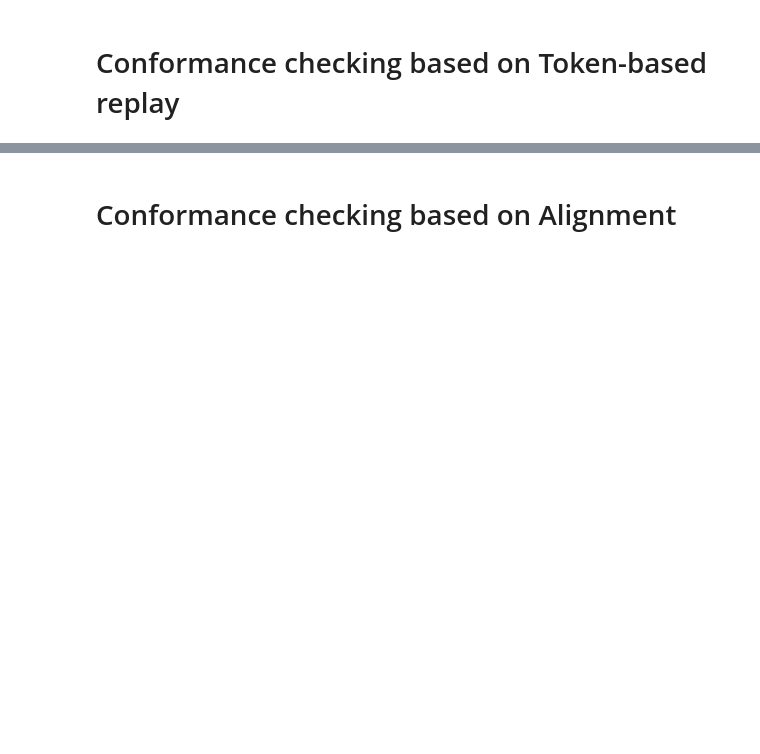
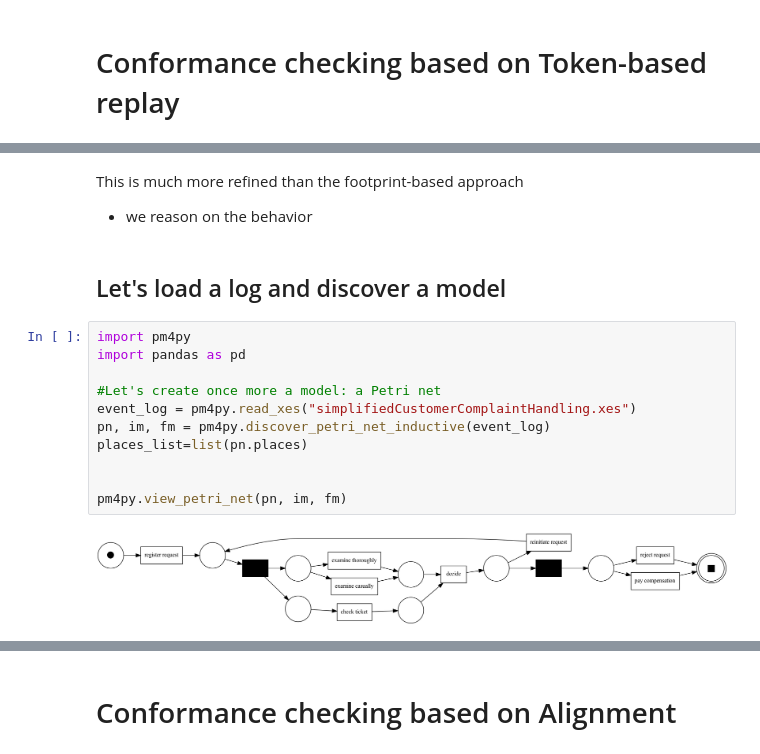
Before and after one commit to EMbeDS-education/ComputingDataAnalysisModeling20242025, a Jupyter notebook: PDAI/jupyter/jupyterNotebooks/M2PM_06ConformanceChecking.ipynb, the cells around one changed output, grey strips where cells are left out. Saved outputs shown, nothing was run; the diff lists cells and outputs as text; blank space fills up the shorter version.

```diff
--- a/PDAI/jupyter/jupyterNotebooks/M2PM_06ConformanceChecking.ipynb
+++ b/PDAI/jupyter/jupyterNotebooks/M2PM_06ConformanceChecking.ipynb
@@ -125,0 +173,18 @@ Conformance checking based on Causal footprints
+# %% [markdown]
+This is much more refined than the footprint-based approach
+- we reason on the behavior
+# %% [markdown]
+## Let's load a log and discover a model
+# %%
+import pm4py
+import pandas as pd
+
+#Let's create once more a model: a Petri net
+event_log = pm4py.read_xes("simplifiedCustomerComplaintHandling.xes")
+pn, im, fm = pm4py.discover_petri_net_inductive(event_log)
+places_list=list(pn.places)
+
+
+pm4py.view_petri_net(pn, im, fm)
+# %% [output]
+[figure, added]
```
Also changed, not shown: parts of 16 cells of this notebook, 3 other files.
